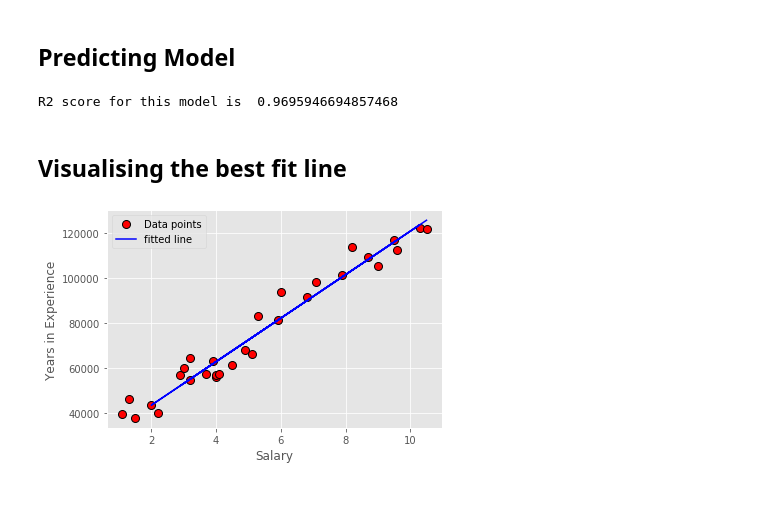
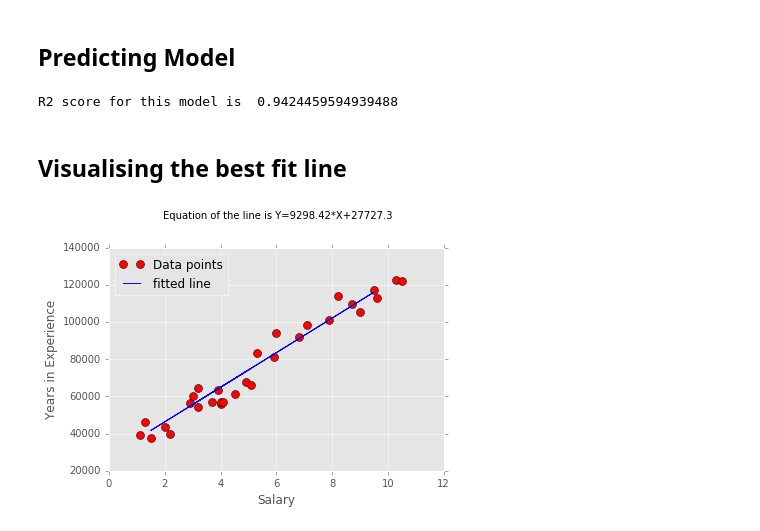
Before and after one commit to Alekhyo/Regression, a Jupyter notebook: Linear_Regression_using_OLS.ipynb, the cells around one changed output. Saved outputs shown, nothing was run; the diff lists cells and outputs as text; code cells hidden in the pictures; blank space fills up the shorter version.

```diff
--- a/Linear_Regression_using_OLS.ipynb
+++ b/Linear_Regression_using_OLS.ipynb
@@ -9,15 +9,15 @@ from sklearn.model_selection import train_test_split
 %matplotlib inline
 # %%
 def plotData(x, y):
-  '''
-  A function to plot a graph between Salary and Year_of_Experience
-  '''
+    '''
+      A function to plot a graph between Salary and Year_of_Experience
+    '''
     fig = plt.figure()
     plt.style.use('ggplot')
     plt.plot(X, Y, 'ro', ms=8, mec='k',label='Data points')
     plt.ylabel('Years in Experience')
     plt.xlabel('Salary')
-    plt.legend()
+    plt.legend(loc='upper left')
 # %%
 data=pd.read_csv('Salary_Data.csv')
 # %% [markdown]
@@ -93,6 +93,8 @@ class LinearRegression():
         self._slope=np.sum((X_data-self._X_mean)*(Y_data-self._Y_mean))/(np.sum(np.square(X_data-self._X_mean)))
         self._intercept=self._Y_mean-self._slope*self._X_mean
 
+
+
     def predict(self,X_data):  #predict() function predicts Y for given values of X
         Y_pred=self._slope*X_data+self._intercept
         return Y_pred
@@ -103,8 +105,22 @@ class LinearRegression():
         '''
         r2=1-(np.sum(np.square(Y_test-Y_predict))/np.sum(np.square(Y_test-Y_predict.mean())))
         return r2
+
+    def get_slope(self):
+        '''
+            Getter Method to return the slope of the line.
+
+        '''
+        return self._slope
+
+    def get_intercept(self):
+        '''
+            Getter Method to return the intercept of the line
+        '''
+
+        return self._intercept
 # %%
-X_train,X_test,Y_train,Y_test=train_test_split(X,Y,test_size=0.2,random_state=3)  #Splitting data into test points&train points
+X_train,X_test,Y_train,Y_test=train_test_split(X,Y,test_size=0.3,random_state=3)  #Splitting data into test points&train points
 # %% [markdown]
 ## Predicting Model
 # %%
@@ -115,13 +131,16 @@ r2_score=lr.calculate_r2(Y_test,Y_predict)
 # %%
 print("R2 score for this model is ",r2_score)
 # %% [output]
-R2 score for this model is  0.9695946694857468
+R2 score for this model is  0.9424459594939488
+# %%
+equation='Y='+str(round(lr.get_slope(),2))+'*X+'+str(round(lr.get_intercept(),2))
 # %% [markdown]
 ## Visualising the best fit line
 # %%
 plotData(X,Y)
 plt.plot(X_test,Y_predict,color='blue', label='fitted line')
-plt.legend()
+plt.legend(loc='upper left')
+plt.figtext(0.25,1,s='Equation of the line is {}'.format(equation))
 plt.show()
 # %% [output]
-[figure, old version]
+[figure, new version]
```
Also changed, not shown: parts of 1 cell of this notebook.
